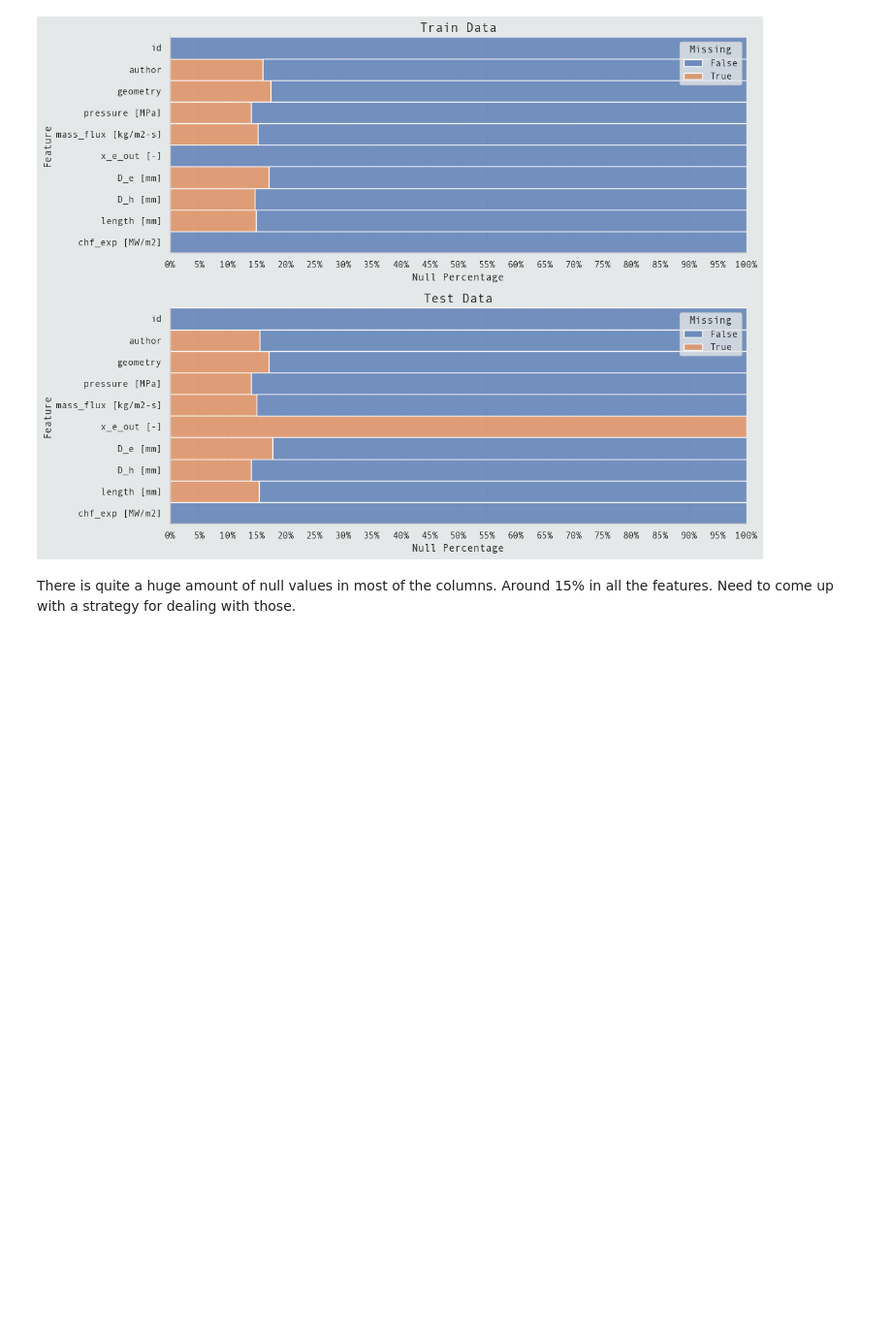
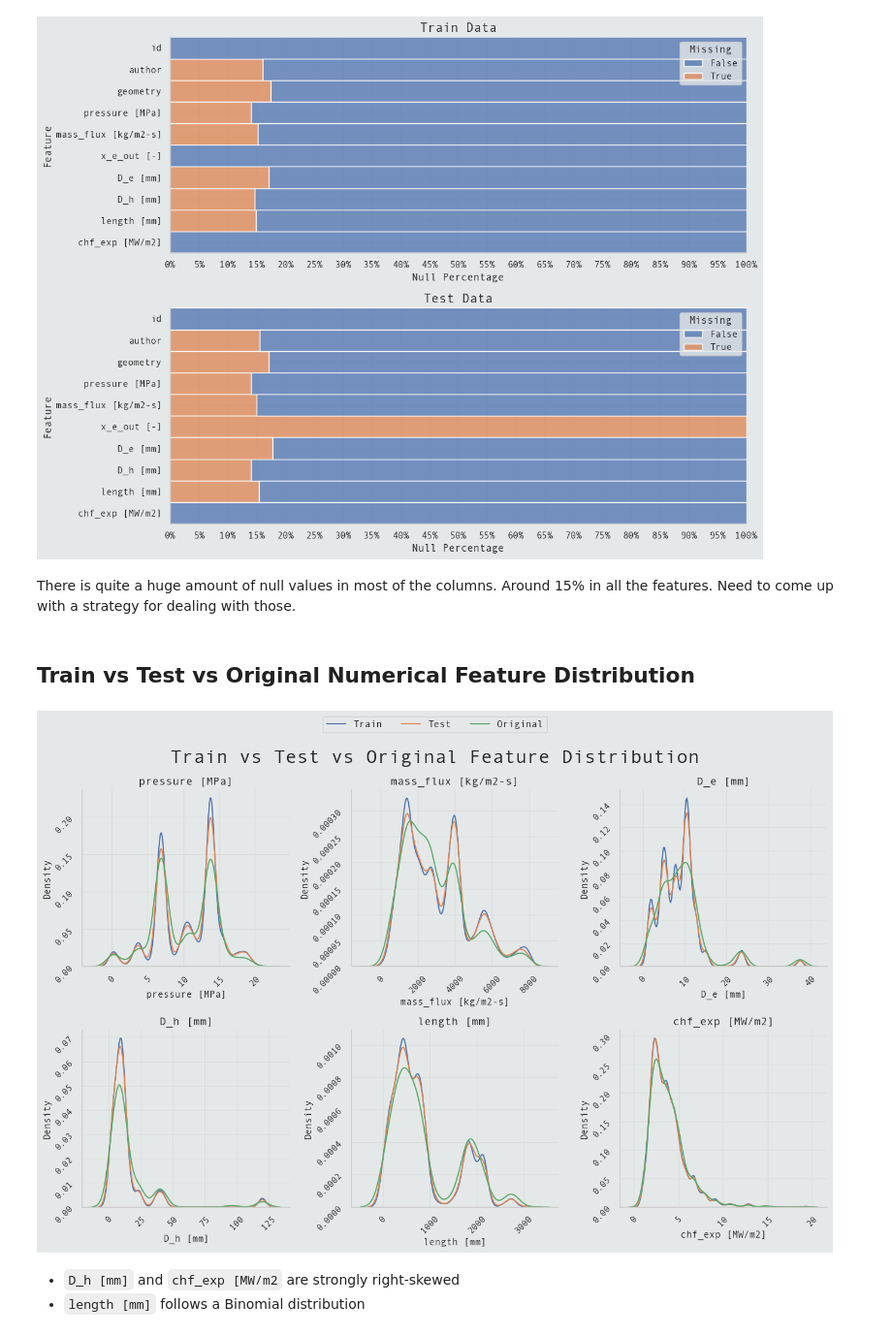
Before and after one commit to Volscente/kaggle_tps, a Jupyter notebook: notebooks/S3E15/heat_flux_feature_imputation.ipynb, the cells around one changed output. Shown: that part at 97% size. Cells and saved outputs as stored; diff of their text form; code cells hidden in the pictures; blank space fills up the shorter version.

Commit message:
S3E15 - Numerical Feature Distribution

```diff
--- a/notebooks/S3E15/heat_flux_feature_imputation.ipynb
+++ b/notebooks/S3E15/heat_flux_feature_imputation.ipynb
@@ -186,3 +186,61 @@ for row, (name, dataframe) in enumerate(data_to_display.items()):
 [figure]
 # %% [markdown]
 There is quite a huge amount of null values in most of the columns. Around 15% in all the features. Need to come up with a strategy for dealing with those.
+# %% [markdown]
+## Train vs Test vs Original Numerical Feature Distribution
+# %%
+# Define raw numerical features
+raw_numerical_features = ['pressure [MPa]',
+                          'mass_flux [kg/m2-s]',
+                          'D_e [mm]',
+                          'D_h [mm]',
+                          'length [mm]',
+                          'chf_exp [MW/m2]']
+# %%
+# Plot the KDE of each feature
+figure, ax = plt.subplots(2, 3, figsize=(14, 9))
+ax = ax.flatten()
+
+# Fetch the data to plot (exclude the 'id' and 'label' columns)
+for index, column_name in enumerate(raw_numerical_features):
+
+    # Plot data
+    sns.kdeplot(data=train_data[column_name],
+                label='Train',
+                ax=ax[index])
+
+    sns.kdeplot(data=test_data[column_name],
+                label='Test',
+                ax=ax[index])
+
+    sns.kdeplot(data=original_data[column_name],
+                label='Original',
+                ax=ax[index])
+
+    ax[index].set_title(column_name, fontsize=14)
+
+    ax[index].tick_params(labelrotation=45)
+
+    # Retrieve legend information
+    handles = ax[index].get_legend_handles_labels()[0]
+    labels = ax[index].get_legend_handles_labels()[1]
+    ax[index].legend().remove()
+
+# Set the legend
+figure.legend(handles,
+              labels,
+              loc='center',
+              bbox_to_anchor=(0.5, 1.03),
+              fontsize=12,
+              ncol=3)
+
+figure.suptitle('Train vs Test vs Original Feature Distribution',
+                fontweight='bold',
+                fontsize=24)
+
+plt.tight_layout()
+# %% [output]
+[figure, added]
+# %% [markdown]
+- `D_h [mm]` and `chf_exp [MW/m2` are strongly right-skewed
+- `length [mm]` follows a Binomial distribution
```
